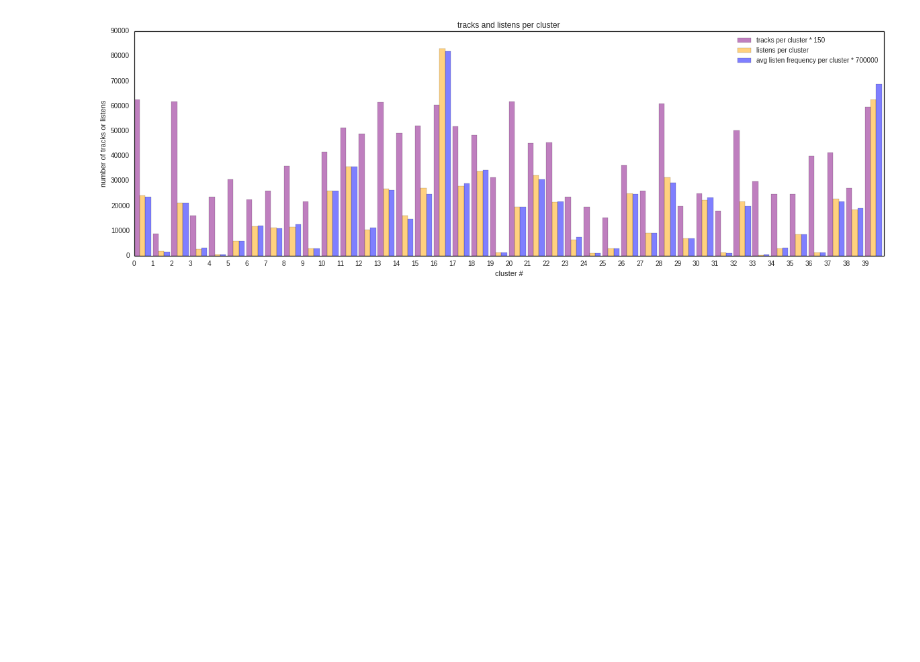
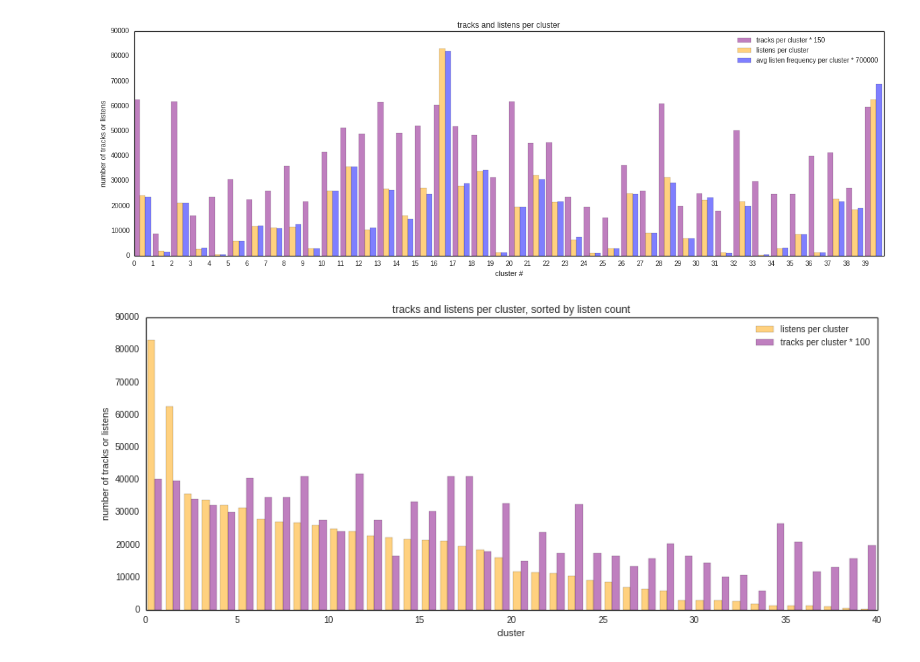
Before and after one commit to trishaandrews/music_explorer, a Jupyter notebook: cluster_graphs.ipynb, the cells around one changed output. Cells and saved outputs as stored; diff of their text form; code cells hidden in the pictures; blank space fills up the shorter version.

```diff
--- a/cluster_graphs.ipynb
+++ b/cluster_graphs.ipynb
@@ -207,3 +258,27 @@ plt.xticks(xs)
 plt.show()
 # %% [output]
 [figure]
+# %%
+numvslisten = zip(ucc_col_totals, trackspercluster)
+# %%
+zip_list = sorted(numvslisten, reverse=True)
+# %%
+sorted_listens, sorted_nums = zip(*zip_list)
+# %%
+scale = 100
+scaled_nums = []
+for sn in sorted_nums:
+    scaled_nums.append(sn*scale)
+# %%
+w = 0.4
+xs = np.arange(number_clusters)
+plt.figure(figsize=(15,6))
+plt.bar(xs+0.1, sorted_listens, color="orange", alpha=al, width=w, label="listens per cluster")
+plt.bar(xs+w+0.1, scaled_nums, color="purple", alpha=al, width=w, label="tracks per cluster * "+str(scale))
+plt.title("tracks and listens per cluster, sorted by listen count")
+plt.xlabel("cluster")
+plt.ylabel("number of tracks or listens")
+plt.legend(loc="best")
+plt.show()
+# %% [output]
+[figure, added]
```
Also changed, not shown: parts of 13 cells of this notebook.
